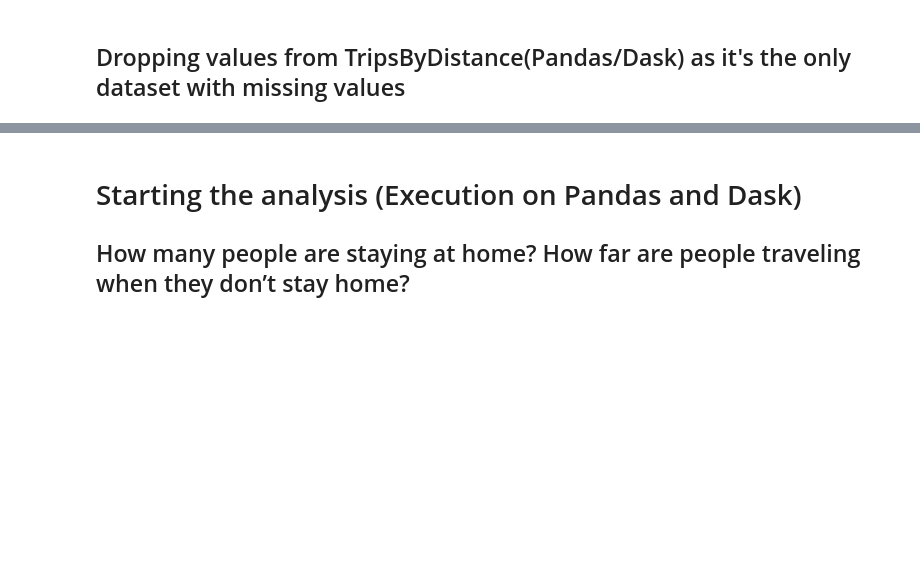
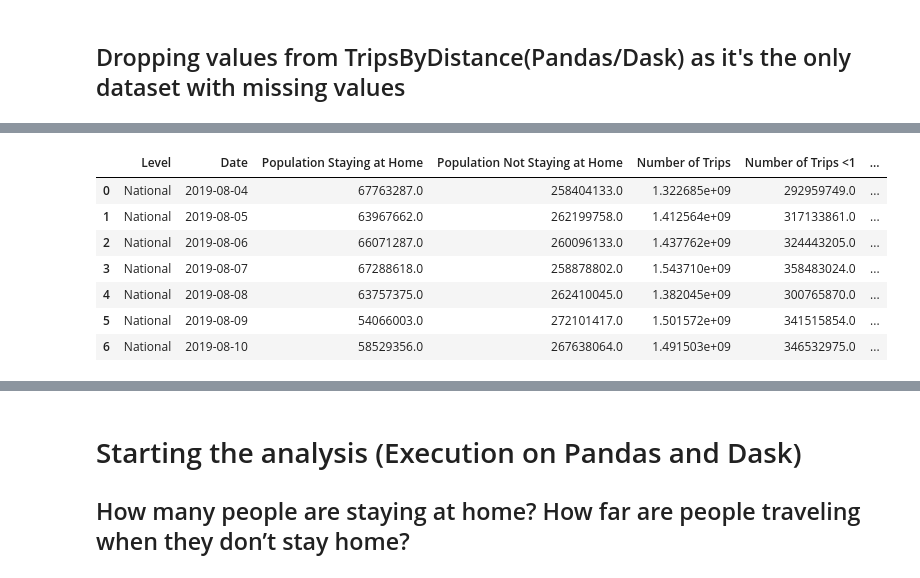
Before and after one commit to xavisec/Big-Data-Programming-Project, a Jupyter notebook: DataScience5004CMDXavia.ipynb, the cells around one changed output, grey strips where cells are left out. Cells and saved outputs as stored; diff of their text form; code cells hidden in the pictures; blank space fills up the shorter version.

```diff
--- a/DataScience5004CMDXavia.ipynb
+++ b/DataScience5004CMDXavia.ipynb
@@ -188,0 +326,11 @@ CleanTripsByDistanceDask = TripsByDistanceDask.dropna()
+# %%
+TripsByDistanceWithoutSomeRows.head(7)
+# %% [output]
+|  | Level | Date | Population Staying at Home | Population Not Staying at Home | Number of Trips | Number of Trips <1 | ... |
+| 0 | National | 2019-08-04 | 67763287.0 | 258404133.0 | 1.322685e+09 | 292959749.0 | ... |
+| 1 | National | 2019-08-05 | 63967662.0 | 262199758.0 | 1.412564e+09 | 317133861.0 | ... |
+| 2 | National | 2019-08-06 | 66071287.0 | 260096133.0 | 1.437762e+09 | 324443205.0 | ... |
+| 3 | National | 2019-08-07 | 67288618.0 | 258878802.0 | 1.543710e+09 | 358483024.0 | ... |
+| 4 | National | 2019-08-08 | 63757375.0 | 262410045.0 | 1.382045e+09 | 300765870.0 | ... |
+| 5 | National | 2019-08-09 | 54066003.0 | 272101417.0 | 1.501572e+09 | 341515854.0 | ... |
+| 6 | National | 2019-08-10 | 58529356.0 | 267638064.0 | 1.491503e+09 | 346532975.0 | ... |
```
Also changed, not shown: parts of 16 cells of this notebook.
